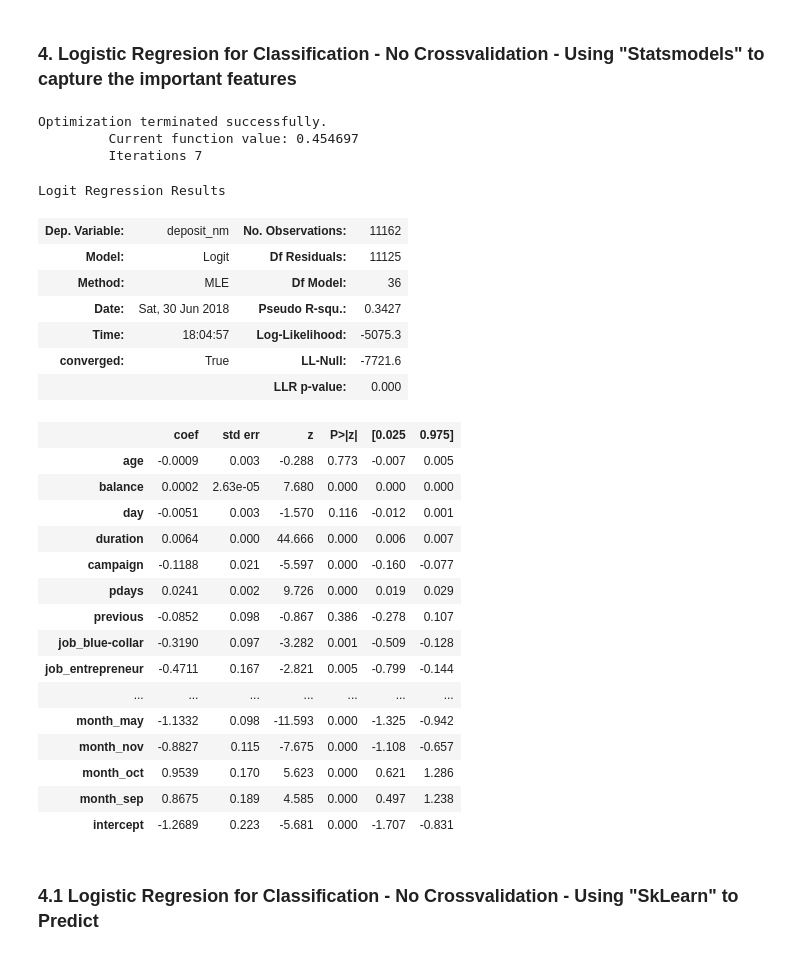
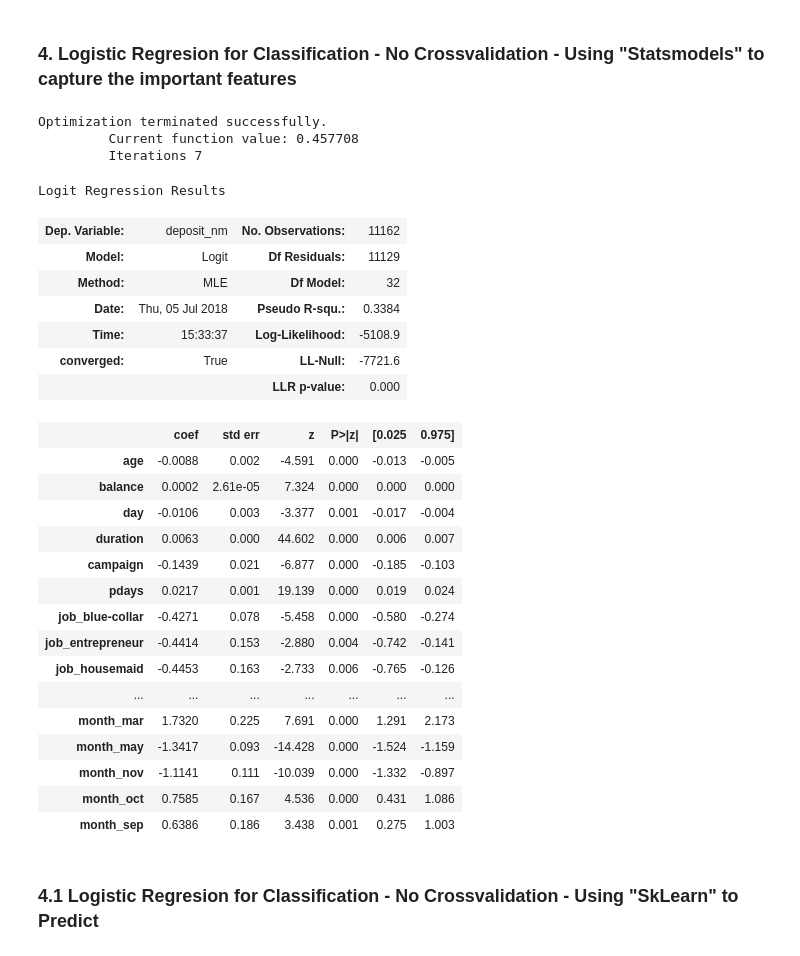
Before and after one commit to chinshaunakdesai/DataScienceWork, a Jupyter notebook: PropensityToBuy/Chintan_UCI_BankCampaign_PropensityToBuy.ipynb, the cells around one changed output. Drawn from its saved outputs; the diff is of its cells as text; code cells hidden in the pictures.

```diff
--- a/PropensityToBuy/Chintan_UCI_BankCampaign_PropensityToBuy.ipynb
+++ b/PropensityToBuy/Chintan_UCI_BankCampaign_PropensityToBuy.ipynb
@@ -1205,0 +1174,6 @@ print(dataset_X_dummy.head())
+# %%
+
+job_ret_mgmt_remove = dataset_X_dummy.drop(['job_retired','job_management'], axis=1)
+
+
+job_ret_mgmt_remove.columns
@@ -1205,0 +1201,5 @@ print(dataset_X_dummy.head())
+# %%
+job_ret_mgmt_prev_remove = job_ret_mgmt_remove.drop(['previous'], axis=1)
+
+
+job_ret_mgmt_prev_remove.columns
@@ -1208,40 +1223,40 @@ print(dataset_X_dummy.head())
 # %%
 dataset_X_dummy['intercept'] = 1
 
 #bankcampaigns = bankcampaigns.join(pd.get_dummies(bankcampaigns['job']))
 #bankcampaigns['ab_page'] = pd.get_dummies(bankcampaigns['job'])
 import statsmodels.api as sm
-logit = sm.Logit(dataset_Y, dataset_X_dummy)
+logit = sm.Logit(dataset_Y, job_ret_mgmt_prev_remove)
 result = logit.fit()
 result.summary()
 # %% [output]
 Optimization terminated successfully.
-         Current function value: 0.454697
+         Current function value: 0.457708
          Iterations 7
 Logit Regression Results
 | Dep. Variable: | deposit_nm | No. Observations: | 11162 |
-| Model: | Logit | Df Residuals: | 11125 |
-| Method: | MLE | Df Model: | 36 |
-| Date: | Sat, 30 Jun 2018 | Pseudo R-squ.: | 0.3427 |
-| Time: | 18:04:57 | Log-Likelihood: | -5075.3 |
+| Model: | Logit | Df Residuals: | 11129 |
+| Method: | MLE | Df Model: | 32 |
+| Date: | Thu, 05 Jul 2018 | Pseudo R-squ.: | 0.3384 |
+| Time: | 15:33:37 | Log-Likelihood: | -5108.9 |
 | converged: | True | LL-Null: | -7721.6 |
 |  |  | LLR p-value: | 0.000 |
 |  | coef | std err | z | P>|z| | [0.025 | 0.975] |
-| age | -0.0009 | 0.003 | -0.288 | 0.773 | -0.007 | 0.005 |
-| balance | 0.0002 | 2.63e-05 | 7.680 | 0.000 | 0.000 | 0.000 |
-| day | -0.0051 | 0.003 | -1.570 | 0.116 | -0.012 | 0.001 |
-| duration | 0.0064 | 0.000 | 44.666 | 0.000 | 0.006 | 0.007 |
-| campaign | -0.1188 | 0.021 | -5.597 | 0.000 | -0.160 | -0.077 |
-| pdays | 0.0241 | 0.002 | 9.726 | 0.000 | 0.019 | 0.029 |
-| previous | -0.0852 | 0.098 | -0.867 | 0.386 | -0.278 | 0.107 |
-| job_blue-collar | -0.3190 | 0.097 | -3.282 | 0.001 | -0.509 | -0.128 |
-| job_entrepreneur | -0.4711 | 0.167 | -2.821 | 0.005 | -0.799 | -0.144 |
+| age | -0.0088 | 0.002 | -4.591 | 0.000 | -0.013 | -0.005 |
+| balance | 0.0002 | 2.61e-05 | 7.324 | 0.000 | 0.000 | 0.000 |
+| day | -0.0106 | 0.003 | -3.377 | 0.001 | -0.017 | -0.004 |
+| duration | 0.0063 | 0.000 | 44.602 | 0.000 | 0.006 | 0.007 |
+| campaign | -0.1439 | 0.021 | -6.877 | 0.000 | -0.185 | -0.103 |
+| pdays | 0.0217 | 0.001 | 19.139 | 0.000 | 0.019 | 0.024 |
+| job_blue-collar | -0.4271 | 0.078 | -5.458 | 0.000 | -0.580 | -0.274 |
+| job_entrepreneur | -0.4414 | 0.153 | -2.880 | 0.004 | -0.742 | -0.141 |
+| job_housemaid | -0.4453 | 0.163 | -2.733 | 0.006 | -0.765 | -0.126 |
 | ... | ... | ... | ... | ... | ... | ... |
-| month_may | -1.1332 | 0.098 | -11.593 | 0.000 | -1.325 | -0.942 |
-| month_nov | -0.8827 | 0.115 | -7.675 | 0.000 | -1.108 | -0.657 |
-| month_oct | 0.9539 | 0.170 | 5.623 | 0.000 | 0.621 | 1.286 |
-| month_sep | 0.8675 | 0.189 | 4.585 | 0.000 | 0.497 | 1.238 |
-| intercept | -1.2689 | 0.223 | -5.681 | 0.000 | -1.707 | -0.831 |
+| month_mar | 1.7320 | 0.225 | 7.691 | 0.000 | 1.291 | 2.173 |
+| month_may | -1.3417 | 0.093 | -14.428 | 0.000 | -1.524 | -1.159 |
+| month_nov | -1.1141 | 0.111 | -10.039 | 0.000 | -1.332 | -0.897 |
+| month_oct | 0.7585 | 0.167 | 4.536 | 0.000 | 0.431 | 1.086 |
+| month_sep | 0.6386 | 0.186 | 3.438 | 0.001 | 0.275 | 1.003 |
 # %% [markdown]
 ### 4.1 Logistic Regresion for Classification - No Crossvalidation - Using "SkLearn" to Predict
 # %%
```
Also changed, not shown: parts of 89 cells of this notebook.
